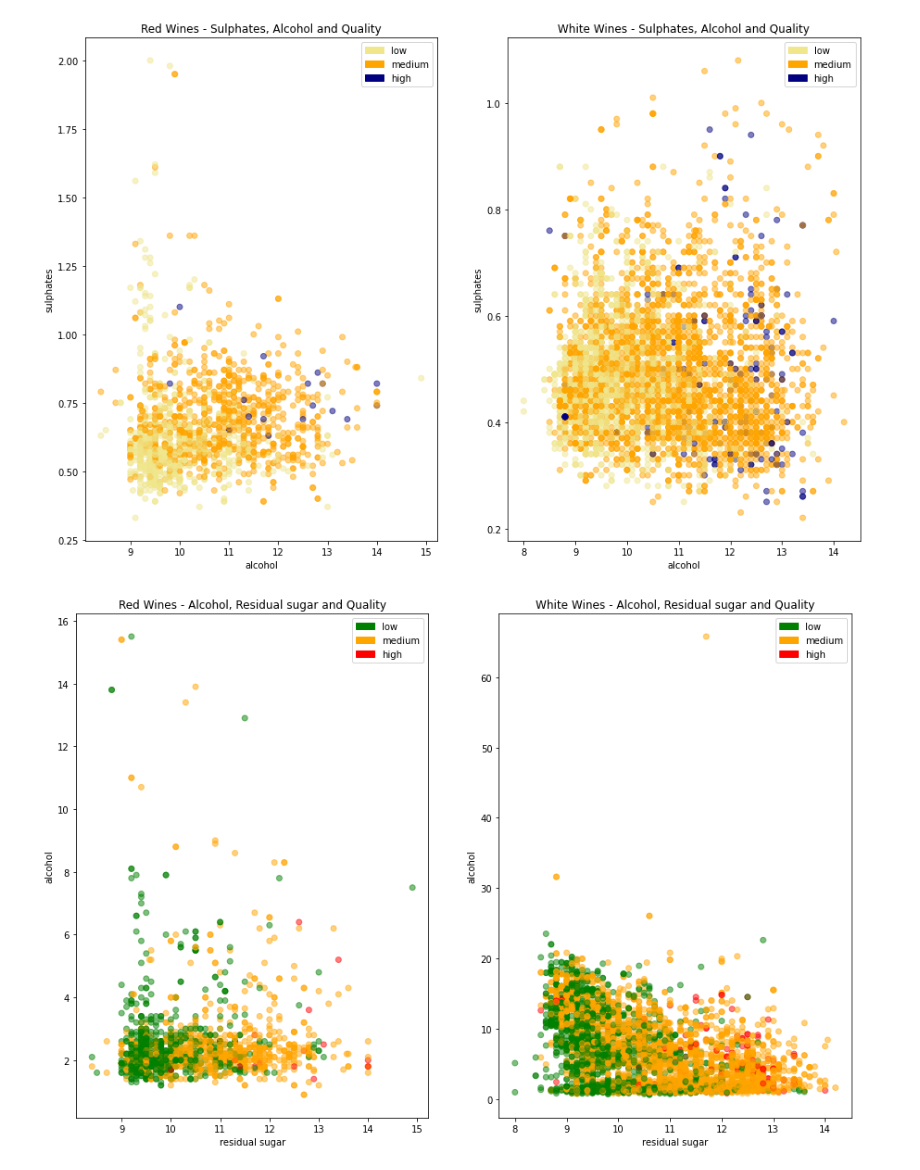
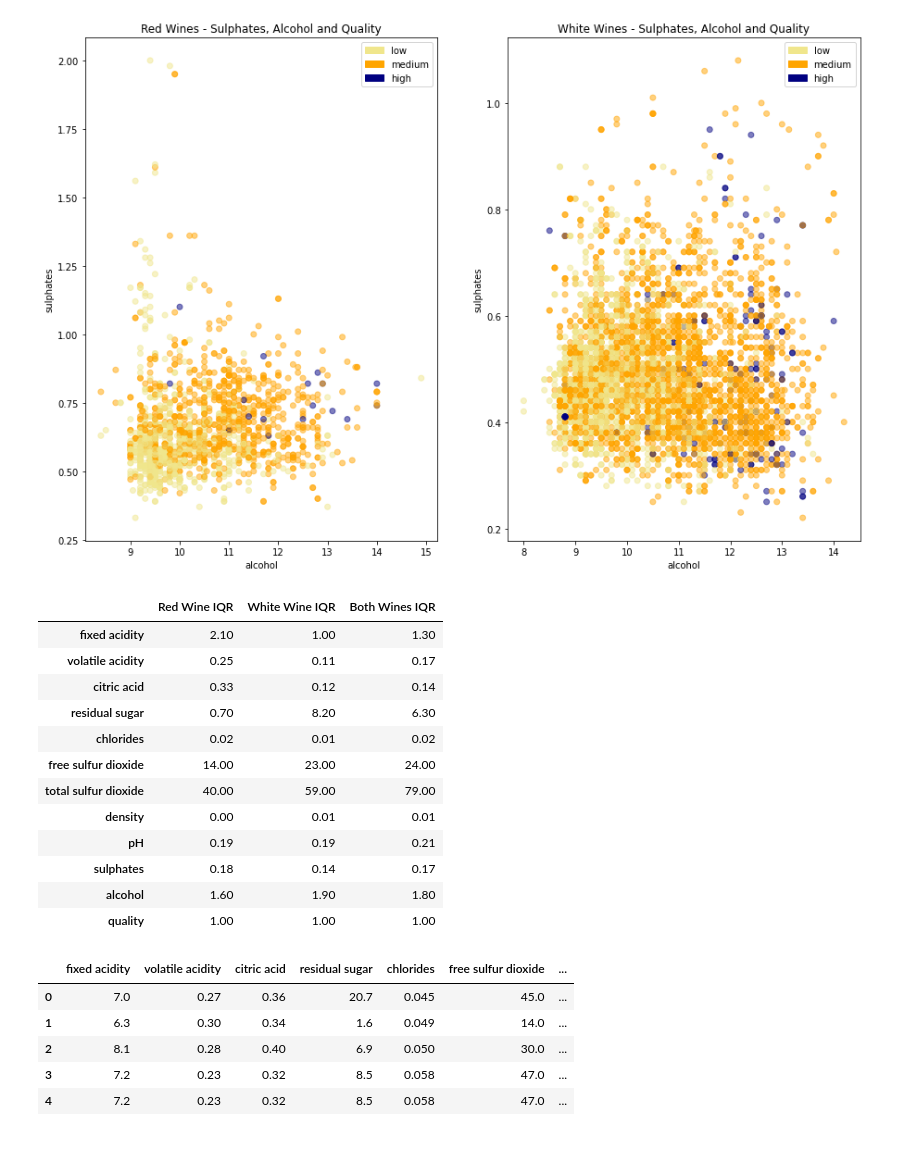
Before and after one commit to lvuduy/BlueBerry-Winery, a Jupyter notebook: PJ2_Sprint1.ipynb, the cells around one changed output. Saved outputs shown, nothing was run; the diff lists cells and outputs as text; code cells hidden in the pictures.

```diff
--- a/PJ2_Sprint1.ipynb
+++ b/PJ2_Sprint1.ipynb
@@ -1081,35 +1043,36 @@ ax_2.legend(handles=[low_quality, medium_quality, high_quality])
 plt.show()
 # %% [output]
 [figure]
-# %%
-colors = {"low": "green", "medium": "orange", "high": "red"}
-
-fig_3, (ax_3,ax_4) = plt.subplots(figsize=(15,10), nrows= 1, ncols= 2)
-
-# get data
-scatter_red = ax_3.scatter(red_wine["alcohol"], red_wine["residual sugar"],
-           c=red_wine['quality_label'].map(colors), alpha=0.5)
-
-scatter_white = ax_4.scatter(white_wine["alcohol"], white_wine["residual sugar"],
-           c=white_wine['quality_label'].map(colors), alpha=0.5)
-
-#labels
-ax_3.set_xlabel("residual sugar", fontsize=10)
-ax_3.set_ylabel("alcohol", fontsize=10)
-ax_3.set_title('Red Wines - Alcohol, Residual sugar and Quality')
-
-ax_4.set_xlabel("residual sugar", fontsize=10)
-ax_4.set_ylabel("alcohol", fontsize=10)
-ax_4.set_title('White Wines - Alcohol, Residual sugar and Quality')
-
-#legend
-low_quality = mpatches.Patch(color='green', label='low')
-medium_quality = mpatches.Patch(color='orange', label='medium')
-high_quality = mpatches.Patch(color='red', label='high')
-
-ax_3.legend(handles=[low_quality, medium_quality, high_quality])
-ax_4.legend(handles=[low_quality, medium_quality, high_quality])
-
-plt.show()
-# %% [output]
-[figure, removed]
+# %%
+Q1w = white_wine.quantile(0.25).round(2)
+Q3w = white_wine.quantile(0.75).round(2)
+IQRw = Q3w - Q1w
+#print(IQRw)
+
+Q1r = red_wine.quantile(0.25).round(2)
+Q3r = red_wine.quantile(0.75).round(2)
+IQRr = Q3r- Q1r
+
+Q1a = wines.quantile(0.25).round(2)
+Q3a = wines.quantile(0.75).round(2)
+IQRa = Q3a- Q1a
+
+#print("\nIQR Red: \n", IQRr)
+#print("\nIQR White: \n", IQRw)
+
+wine_IQRcomp = pd.concat([IQRr,IQRw,IQRa] ,axis=1, keys= ("Red Wine IQR","White Wine IQR", "Both Wines IQR"))
+wine_IQRcomp
+# %% [output]
+|  | Red Wine IQR | White Wine IQR | Both Wines IQR |
+| fixed acidity | 2.10 | 1.00 | 1.30 |
+| volatile acidity | 0.25 | 0.11 | 0.17 |
+| citric acid | 0.33 | 0.12 | 0.14 |
+| residual sugar | 0.70 | 8.20 | 6.30 |
+| chlorides | 0.02 | 0.01 | 0.02 |
+| free sulfur dioxide | 14.00 | 23.00 | 24.00 |
+| total sulfur dioxide | 40.00 | 59.00 | 79.00 |
+| density | 0.00 | 0.01 | 0.01 |
+| pH | 0.19 | 0.19 | 0.21 |
+| sulphates | 0.18 | 0.14 | 0.17 |
+| alcohol | 1.60 | 1.90 | 1.80 |
+| quality | 1.00 | 1.00 | 1.00 |
@@ -1115,0 +1083,9 @@ plt.show()
+# %%
+white_wine.head()
+# %% [output]
+|  | fixed acidity | volatile acidity | citric acid | residual sugar | chlorides | free sulfur dioxide | ... |
+| 0 | 7.0 | 0.27 | 0.36 | 20.7 | 0.045 | 45.0 | ... |
+| 1 | 6.3 | 0.30 | 0.34 | 1.6 | 0.049 | 14.0 | ... |
+| 2 | 8.1 | 0.28 | 0.40 | 6.9 | 0.050 | 30.0 | ... |
+| 3 | 7.2 | 0.23 | 0.32 | 8.5 | 0.058 | 47.0 | ... |
+| 4 | 7.2 | 0.23 | 0.32 | 8.5 | 0.058 | 47.0 | ... |
```
Also changed, not shown: parts of 14 cells of this notebook.
